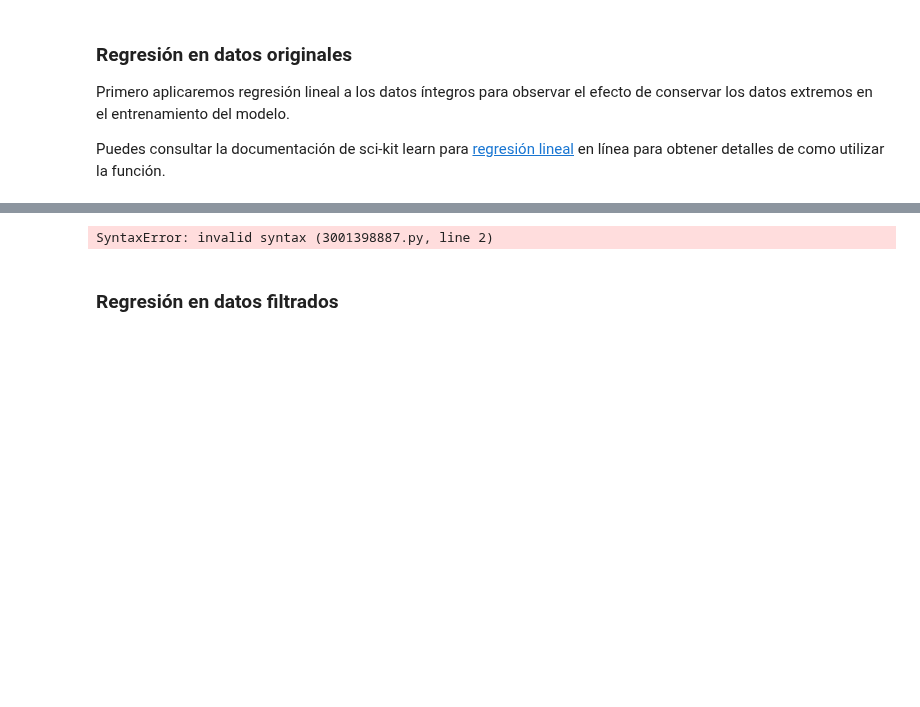
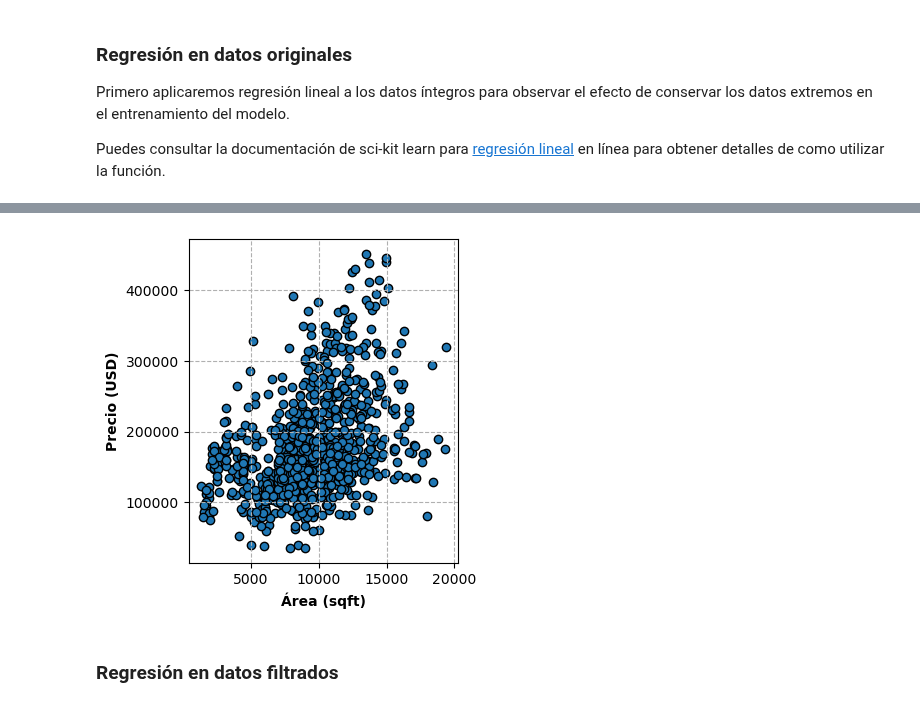
Before and after one commit to israelito123/SI24_LosCapybaros, a Jupyter notebook: src/si24/ejercicios/E03_linear_reg/linear_regression.ipynb, the cells around one changed output, grey strips where cells are left out. Drawn from its saved outputs; the diff is of its cells as text; code cells hidden in the pictures; blank space fills up the shorter version.

```diff
--- a/src/si24/ejercicios/E03_linear_reg/linear_regression.ipynb
+++ b/src/si24/ejercicios/E03_linear_reg/linear_regression.ipynb
@@ -262,18 +294,18 @@ Calcula el error cuadrático los datos filtrados.
 # %%
 # TODO: Remueve los outliers seleccionando un valor que consideres apropiado (filtra los valores de LotArea y  SalePrice=) hasta que los datos se encuentren densamente concentrados en una región
-train_data_filtrada = train_data[train_data["LotArea"] <= ???]
-train_data_filtrada = train_data_filtrada[train_data["SalePrice"] <= ???]
+train_data_filtrada = train_data[train_data["LotArea"] <= 20000]
+train_data_filtrada = train_data_filtrada[train_data["SalePrice"] <= 470000]
 
 # Definir variables y etiquetas
 X_filtered = np.array(train_data_filtrada["LotArea"])
 y_filtered = np.array(train_data_filtrada["SalePrice"])
 
 # Graficar de nuevo
 fig, ax = plot_data(X_filtered, y_filtered)
 fig.tight_layout()
 plt.show()
 # %% [output]
-SyntaxError: invalid syntax (3001398887.py, line 2)
+[figure, added]
 # %% [markdown]
 ### Regresión en datos filtrados
 # %%
```
Also changed, not shown: parts of 9 cells of this notebook.
